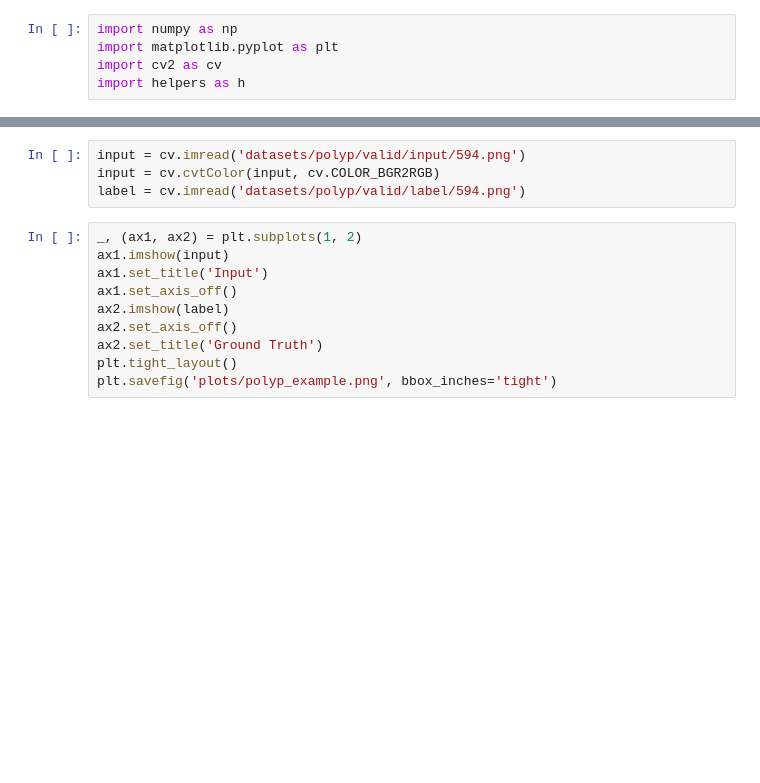
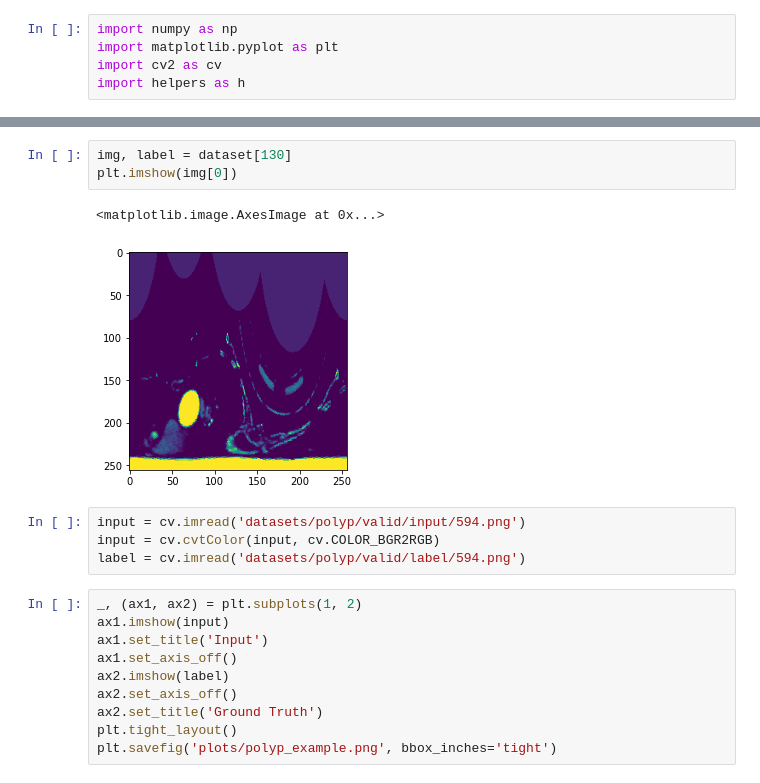
Before and after one commit to marinbenc/medical-polar-training, a Jupyter notebook: viz.ipynb, the cells around one changed output, grey strips where cells are left out. Cells and saved outputs as stored; diff of their text form; blank space fills up the shorter version.

```diff
--- a/viz.ipynb
+++ b/viz.ipynb
@@ -8,3 +28,9 @@ h.mkdir('plots')
+# %%
+img, label = dataset[130]
+plt.imshow(img[0])
+# %% [output]
+<matplotlib.image.AxesImage at 0x...>
+[figure, added]
 # %%
 input = cv.imread('datasets/polyp/valid/input/594.png')
 input = cv.cvtColor(input, cv.COLOR_BGR2RGB)
```
Also changed, not shown: parts of 5 cells of this notebook, 19 other files.
